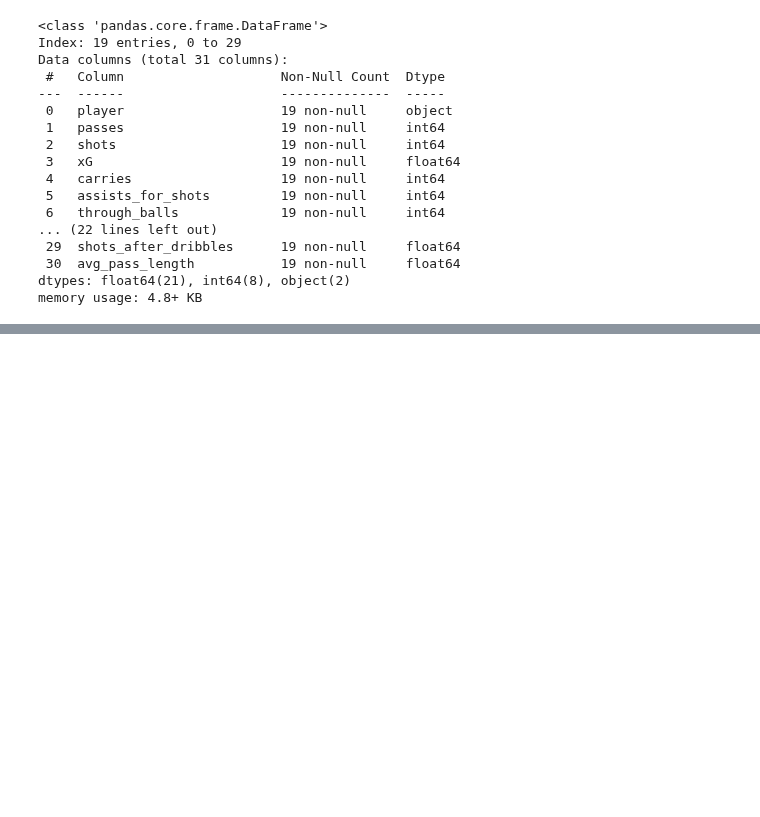
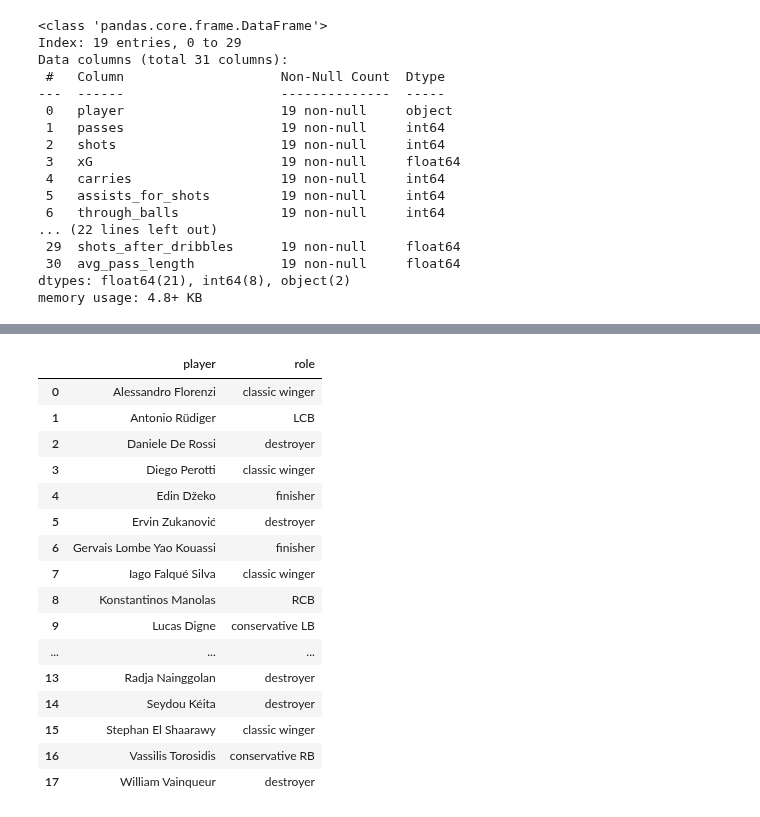
Before and after one commit to levokond/clustering-players-profiles, a Jupyter notebook: sb_data_importing.ipynb, the cells around one changed output, grey strips where cells are left out. Saved outputs shown, nothing was run; the diff lists cells and outputs as text; code cells hidden in the pictures; blank space fills up the shorter version.

```diff
--- a/sb_data_importing.ipynb
+++ b/sb_data_importing.ipynb
@@ -1007,0 +1171,31 @@ per90_stats.head(10)
+# %%
+# Apply named roles to Roma players
+role_names = {
+    0: 'destroyer',
+    1: 'deep lying playmaker',
+    2: 'finisher',
+    3: 'targetman',
+    4: 'overlapper RB',
+    5: 'conservative RB',
+    6: 'LCB',
+    7: 'RCB',
+    8: 'wide threat',
+    9: 'creative playmaker',
+    10: 'overlapper LB',
+    11: 'conservative LB',
+    12: 'inside forward',
+    13: 'classic winger',
+}
+
+# Convert numeric roles to named roles
+roma_per90['role'] = roma_per90['role'].map(role_names)
+
+print("Roles assigned to Roma players:")
+print("\\n" + "="*50)
+role_distribution = roma_per90['role'].value_counts()
+for role, count in role_distribution.items():
+    print(f"{role}: {count} player(s)")
+
+print("\\n" + "="*50)
+print("Roma players with their roles:")
+print(roma_per90[['player', 'position', 'role']].sort_values('role'))
@@ -1007,0 +1220,20 @@ per90_stats.head(10)
+# %%
+roma_per90[['player', 'role']]
+# %% [output]
+|  | player | role |
+| 0 | Alessandro Florenzi | classic winger |
+| 1 | Antonio Rüdiger | LCB |
+| 2 | Daniele De Rossi | destroyer |
+| 3 | Diego Perotti | classic winger |
+| 4 | Edin Džeko | finisher |
+| 5 | Ervin Zukanović | destroyer |
+| 6 | Gervais Lombe Yao Kouassi | finisher |
+| 7 | Iago Falqué Silva | classic winger |
+| 8 | Konstantinos Manolas | RCB |
+| 9 | Lucas Digne | conservative LB |
+| ... | ... | ... |
+| 13 | Radja Nainggolan | destroyer |
+| 14 | Seydou Kéita | destroyer |
+| 15 | Stephan El Shaarawy | classic winger |
+| 16 | Vassilis Torosidis | conservative RB |
+| 17 | William Vainqueur | destroyer |
```
Also changed, not shown: parts of 7 cells of this notebook.
